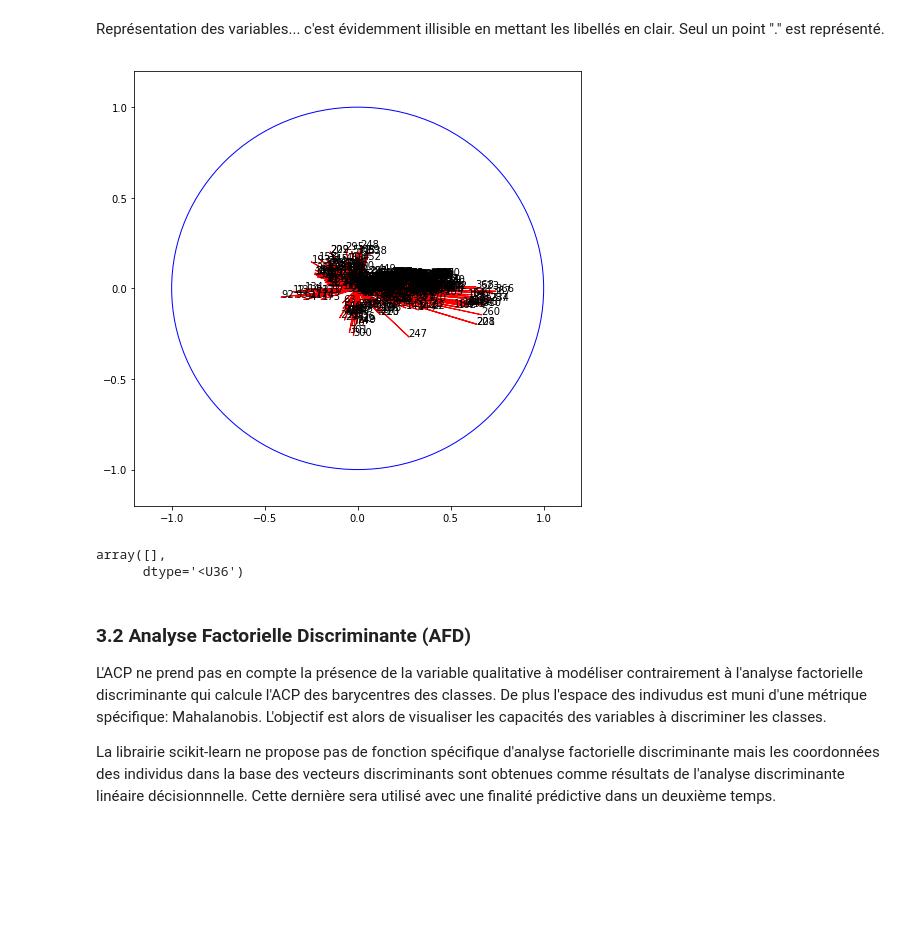
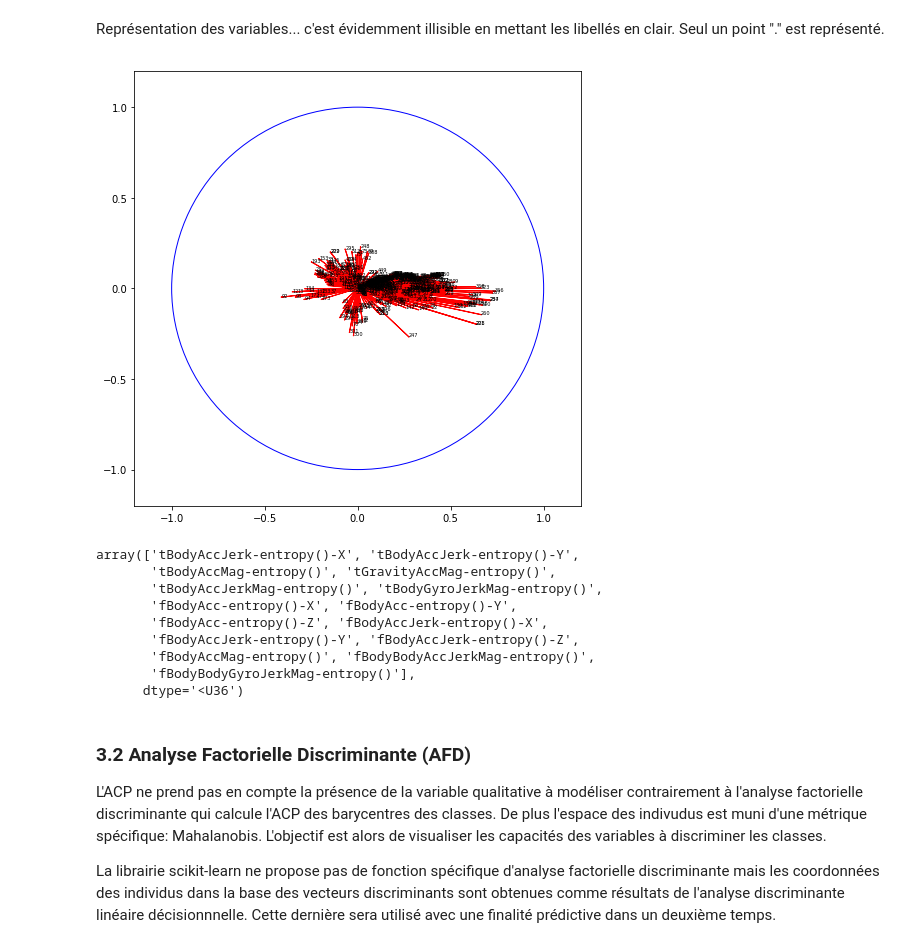
Before and after one commit to eva0marques/Human-recognition-activity-project, a Jupyter notebook: Atelier-HAR-metier-python.ipynb, the cells around one changed output. Saved outputs shown, nothing was run; the diff lists cells and outputs as text; code cells hidden in the pictures; blank space fills up the shorter version.

```diff
--- a/Atelier-HAR-metier-python.ipynb
+++ b/Atelier-HAR-metier-python.ipynb
@@ -191,23 +193,30 @@ Représentation des variables... c'est évidemment illisible en mettant les libe
 # %%
 # coordonnées des variables
 coord1=pca.components_[0]*np.sqrt(pca.explained_variance_[0])
 coord2=pca.components_[1]*np.sqrt(pca.explained_variance_[1])
 fig = plt.figure(figsize=(8,8))
 ax = fig.add_subplot(1, 1, 1)
 for i, j, nom in zip(coord1,coord2, Xtrain.columns):
-    plt.text(i, j, nom)
+    plt.text(i, j, nom, fontsize=5)
     plt.arrow(0,0,i,j,color='r')
 plt.axis((-1.2,1.2,-1.2,1.2))
 # cercle
 c=plt.Circle((0,0), radius=1, color='b', fill=False)
 ax.add_patch(c)
 plt.show()
 # %% [output]
-[figure, old version]
+[figure, new version]
 # %%
-np.array(columnsNames)[abs(coord1)>1]
+np.array(columnsNames)[abs(coord1)>.6]
 # %% [output]
-array([],
+array(['tBodyAccJerk-entropy()-X', 'tBodyAccJerk-entropy()-Y',
+       'tBodyAccMag-entropy()', 'tGravityAccMag-entropy()',
+       'tBodyAccJerkMag-entropy()', 'tBodyGyroJerkMag-entropy()',
+       'fBodyAcc-entropy()-X', 'fBodyAcc-entropy()-Y',
+       'fBodyAcc-entropy()-Z', 'fBodyAccJerk-entropy()-X',
+       'fBodyAccJerk-entropy()-Y', 'fBodyAccJerk-entropy()-Z',
+       'fBodyAccMag-entropy()', 'fBodyBodyAccJerkMag-entropy()',
+       'fBodyBodyGyroJerkMag-entropy()'],
       dtype='<U36')
 # %% [markdown]
 
```
Also changed, not shown: parts of 12 cells of this notebook.
